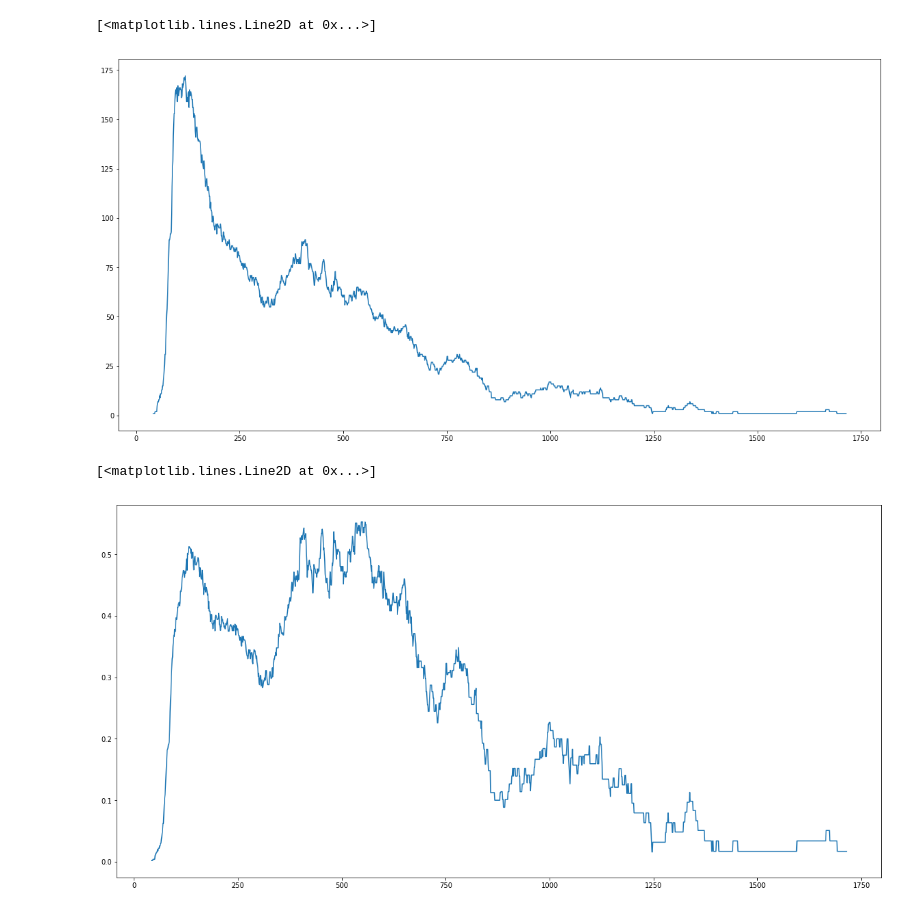
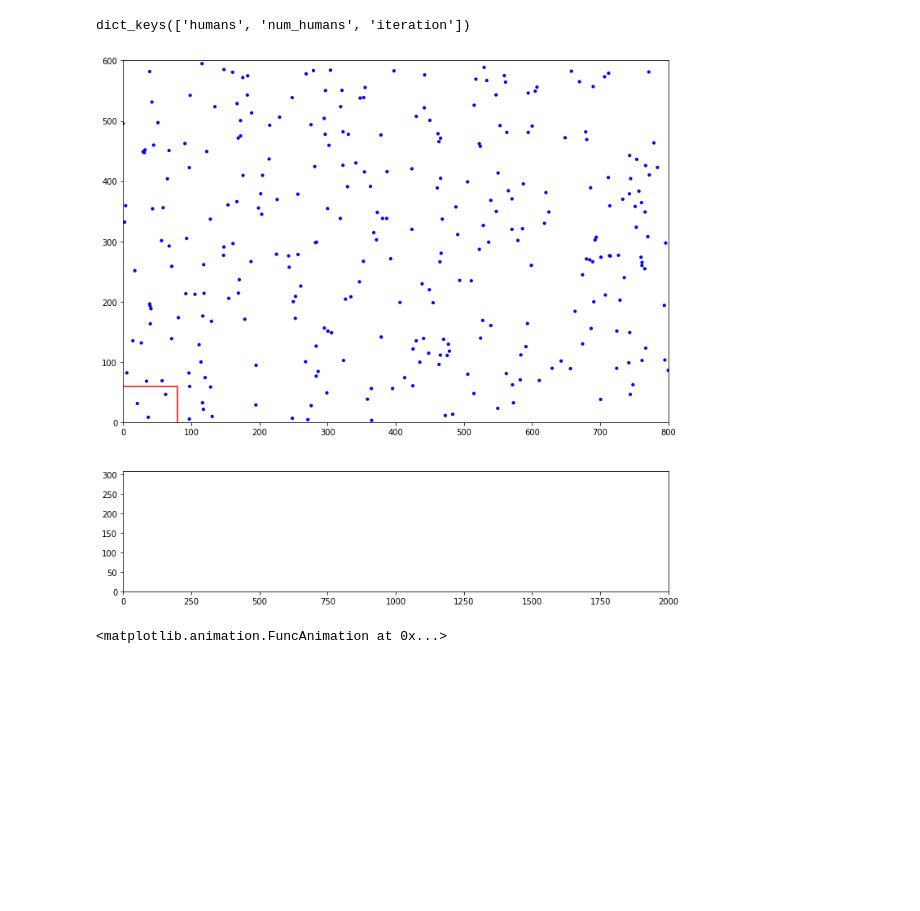
Before and after one commit to JoshJung17/VirusEvolution, a Jupyter notebook: logs/Untitled.ipynb, the cells around one changed output. Drawn from its saved outputs; the diff is of its cells as text; code cells hidden in the pictures; blank space fills up the shorter version.

Commit message:
Improved logging and added video visualization

```diff
--- a/logs/Untitled.ipynb
+++ b/logs/Untitled.ipynb
@@ -3,6 +3,13 @@
 %autoreload 2
 # %%
 import matplotlib.pyplot as plt
+import matplotlib.animation as animation
+import matplotlib
+from matplotlib import gridspec
 import pandas as pd
 import numpy as np
+import json
+from IPython.display import HTML
 pd.set_option('display.max_rows', 1000)
+matplotlib.rcParams['animation.embed_limit'] = 512
+matplotlib.rcParams['animation.html'] = 'html5'
@@ -26,12 +16,47 @@ plt.plot(log['t'], log['pop'])
-# %%
-plt.figure(figsize=(20,10))
-plt.plot(log['t'], log['virus_1_cnt'])
-# %% [output]
-[<matplotlib.lines.Line2D at 0x...>]
-[figure, removed]
-# %%
-plt.figure(figsize=(20,10))
-plt.plot(log['t'], log['virus_1_cnt'] / log['pop'])
-# %% [output]
-[<matplotlib.lines.Line2D at 0x...>]
-[figure, removed]
+# %%
+with open("log.json") as f:
+    data = json.load(f)
+# %%
+data[0].keys()
+# %% [output]
+dict_keys(['humans', 'num_humans', 'iteration'])
+# %%
+fig = plt.figure(figsize=(12,12))
+gs = gridspec.GridSpec(2, 1, height_ratios=[3, 1])
+ax1 = fig.add_subplot(gs[0])
+ax2 = fig.add_subplot(gs[1])
+
+ax1.set_xlim(0, 800)
+ax1.set_ylim(0, 600)
+
+ax2.set_xlim(0,2000)
+ax2.set_ylim(0,310)
+lines, = ax2.plot([], [])
+ax1.plot([0,80,80],[60,60,0], 'red')
+scat = ax1.scatter([], [], s=10)
+
+iters = []
+num_humans = []
+
+def animate(i):
+    if i == 0:
+        iters.clear()
+        num_humans.clear()
+    humans = data[i]['humans']
+    points = np.array([(h['x'], h['y']) for h in humans])
+    colors = ['blue' if len(h['viruses']) == 0 else 'red' for h in humans]
+    scat.set_offsets(points)
+    scat.set_color(colors)
+
+    iters.append(i)
+    num_humans.append(data[i]['num_humans'])
+    lines.set_data(iters, num_humans)
+    return (scat,lines)
+
+ani = animation.FuncAnimation(fig, animate, 2000, interval=100, blit=True)
+# %% [output]
+[figure, added]
+# %%
+ani
+# %% [output]
+<matplotlib.animation.FuncAnimation at 0x...>
```
Also changed, not shown: parts of 4 cells of this notebook, 15 other files.
